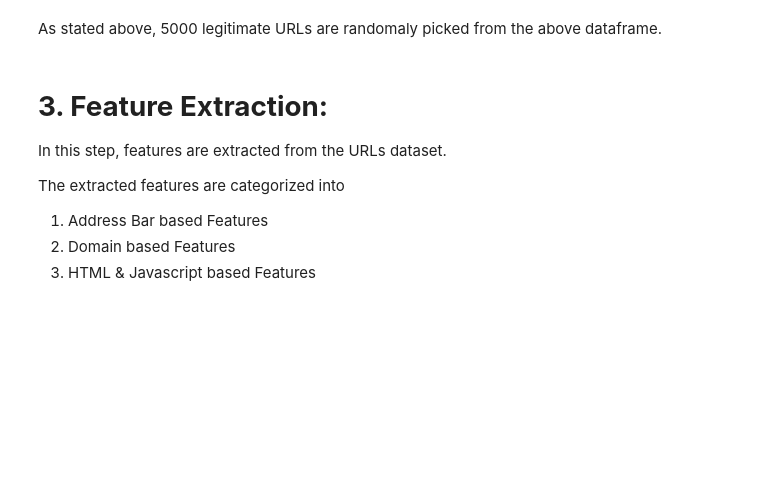
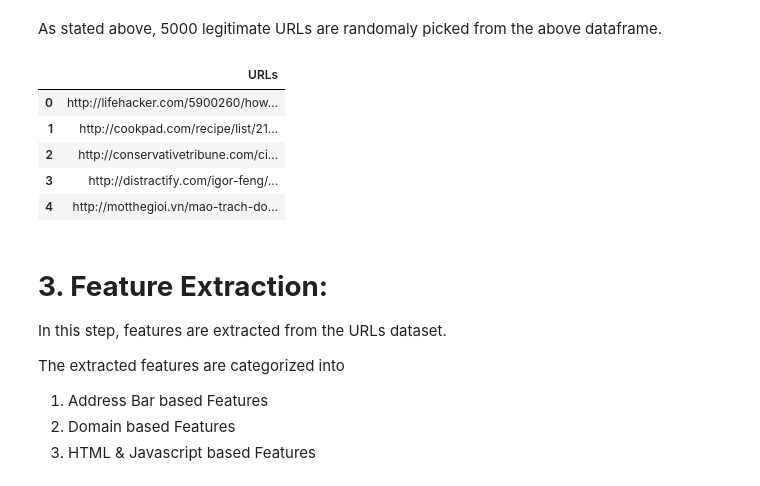
Before and after one commit to subir2210/PROJECTS, a Jupyter notebook: Sample Project/Phishing-Website-Detection-by-Machine-Learning-Techniques-master/lab/URL Feature Extraction.ipynb, the cells around one changed output. Saved outputs shown, nothing was run; the diff lists cells and outputs as text; code cells hidden in the pictures; blank space fills up the shorter version.

```diff
--- a/Sample Project/Phishing-Website-Detection-by-Machine-Learning-Techniques-master/lab/URL Feature Extraction.ipynb
+++ b/Sample Project/Phishing-Website-Detection-by-Machine-Learning-Techniques-master/lab/URL Feature Extraction.ipynb
@@ -133,6 +133,17 @@ data1.head()
 | 4 | http://1337x.to/torrent/1160078/A... |
 # %% [markdown]
 As stated above, 5000 legitimate URLs are randomaly picked from the above dataframe.
+# %%
+legurl = data1.sample(n=5000,random_state=10).copy()
+legurl = legurl.reset_index(drop=True)
+legurl.head()
+# %% [output]
+|  | URLs |
+| 0 | http://lifehacker.com/5900260/how... |
+| 1 | http://cookpad.com/recipe/list/21... |
+| 2 | http://conservativetribune.com/ci... |
+| 3 | http://distractify.com/igor-feng/... |
+| 4 | http://motthegioi.vn/mao-trach-do... |
 # %% [markdown]
 # **3. Feature Extraction:**
 
```
Also changed, not shown: parts of 9 cells of this notebook.
